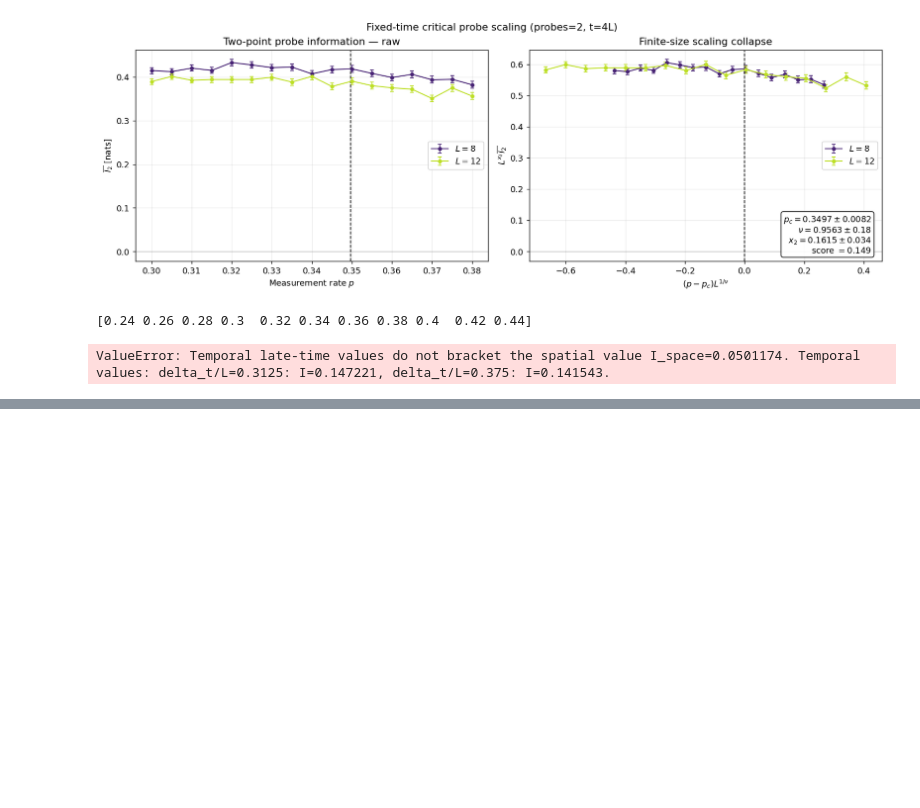
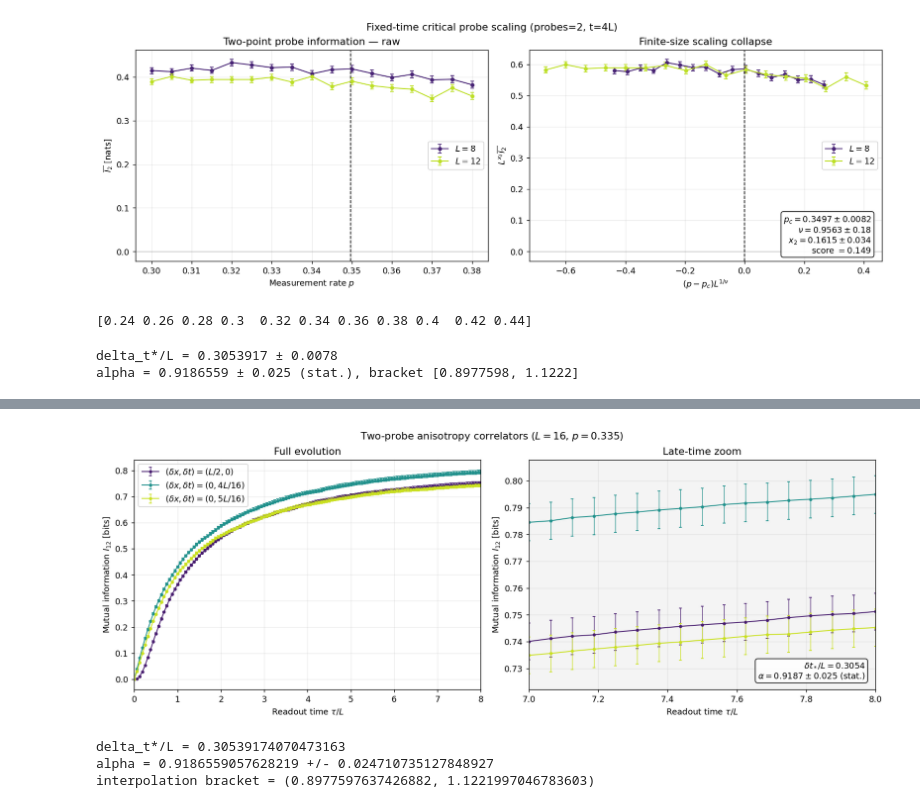
Before and after one commit to amarce4/mipt, a Jupyter notebook: python/visualize.ipynb, the cells around one changed output, grey strips where cells are left out. Cells and saved outputs as stored; diff of their text form; code cells hidden in the pictures; blank space fills up the shorter version.

```diff
--- a/python/visualize.ipynb
+++ b/python/visualize.ipynb
@@ -343,22 +343,20 @@ import data_analysis as da
 reload(da)
 
 FILES = [
-    # "cpp/probed_2_rppu_n_16_reals_10k_mode_3_p_0.335_dx_8_dt_0_tau_0_128.csv",
-    # "cpp/probed_2_rppu_n_16_reals_10k_mode_3_p_0.335_dx_0_dt_4_tau_0_128.csv",
-    # "cpp/probed_2_rppu_n_16_reals_10k_mode_3_p_0.335_dx_0_dt_5_tau_0_128.csv",
-    "cpp/probed_2_haar_n_16_reals_10k_mode_3_p_0.17_dx_8_dt_0_tau_0_128.csv",
-    # "cpp/probed_2_haar_n_16_reals_10k_mode_3_p_0.17_dx_0_dt_4_tau_0_128.csv",
-    "cpp/probed_2_haar_n_16_reals_10k_mode_3_p_0.17_dx_0_dt_5_tau_0_128.csv",
-    "cpp/probed_2_haar_n_16_reals_10k_mode_3_p_0.17_dx_0_dt_6_tau_0_128.csv",
+    "cpp/csv/probed/probed_2_mode_3/reals_10k/probed_2_rppu_n_16_reals_10k_mode_3_p_0.335_dx_8_dt_0_tau_0_128.csv",
+    "cpp/csv/probed/probed_2_mode_3/reals_10k/probed_2_rppu_n_16_reals_10k_mode_3_p_0.335_dx_0_dt_4_tau_0_128.csv",
+    "cpp/csv/probed/probed_2_mode_3/reals_10k/probed_2_rppu_n_16_reals_10k_mode_3_p_0.335_dx_0_dt_5_tau_0_128.csv",
 ]
 
 result = da.probe_anisotropy(
     files=FILES,
+    # file_glob="cpp/probed_2_haar_n_*_mode_3*.csv",
+    mi_units="bits",
     estimate_window=(7.0, 8.0),  # late-time values used for interpolation
     estimate_method="mean",      # "mean" or "last"
     full_xlim=(0.0, 8.0),
     zoom_xlim=(7.0, 8.0),
-    bootstrap_samples=20_000,
+    bootstrap_samples=1_000_000,
     show_errorbars=True,
     errorbar_points=1000,
 )
@@ -367,4 +365,5 @@ print("delta_t*/L =", result["delta_t_star_over_L"])
 print("alpha =", result["alpha"], "+/-", result["alpha_stderr"])
 print("interpolation bracket =", result["alpha_bracket"])
 # %% [output]
-ValueError: Temporal late-time values do not bracket the spatial value I_space=0.0501174. Temporal values: delta_t/L=0.3125: I=0.147221, delta_t/L=0.375: I=0.141543.
+delta_t*/L = 0.3053917 ± 0.0078
+alpha = 0.9186559 ± 0.025 (stat.), bracket [0.8977598, 1.1222]
@@ -370,0 +374,4 @@ ValueError: Temporal late-time values do not bracket the spatial value I_space=0
+[figure, added]
+delta_t*/L = 0.30539174070473163
+alpha = 0.9186559057628219 +/- 0.024710735127848927
+interpolation bracket = (0.8977597637426882, 1.1221997046783603)
```
Also changed, not shown: parts of 3 cells of this notebook, 15 other files.
